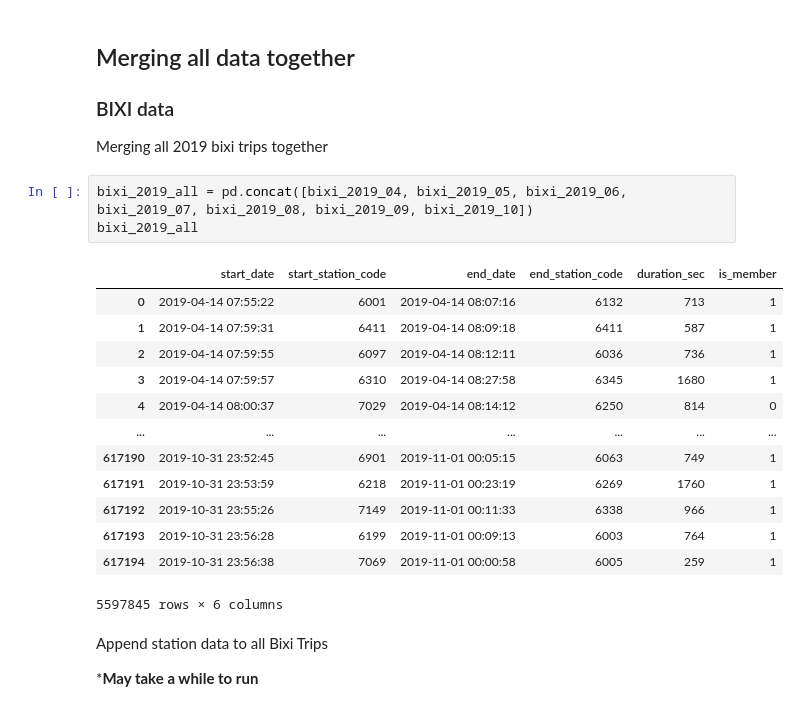
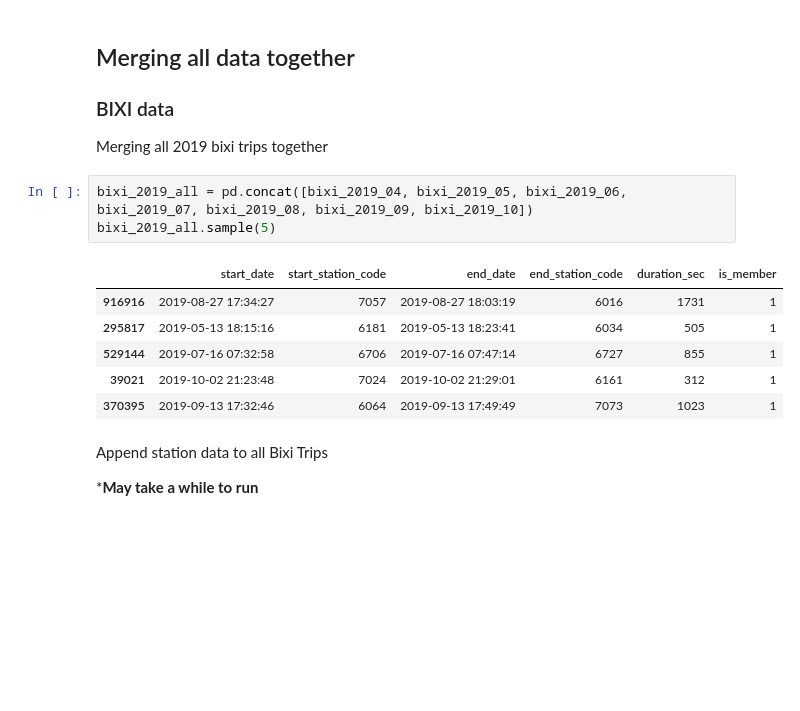
Before and after one commit to Star-Shopping/comp432-bixi-ml, a Jupyter notebook: BIXI.ipynb, the cells around one changed output. Cells and saved outputs as stored; diff of their text form; blank space fills up the shorter version.

```diff
--- a/BIXI.ipynb
+++ b/BIXI.ipynb
@@ -67,21 +67,14 @@ weather_2019_04.head()
 Merging all 2019 bixi trips together
 # %%
 bixi_2019_all = pd.concat([bixi_2019_04, bixi_2019_05, bixi_2019_06, bixi_2019_07, bixi_2019_08, bixi_2019_09, bixi_2019_10])
-bixi_2019_all
+bixi_2019_all.sample(5)
 # %% [output]
 |  | start_date | start_station_code | end_date | end_station_code | duration_sec | is_member |
-| 0 | 2019-04-14 07:55:22 | 6001 | 2019-04-14 08:07:16 | 6132 | 713 | 1 |
-| 1 | 2019-04-14 07:59:31 | 6411 | 2019-04-14 08:09:18 | 6411 | 587 | 1 |
-| 2 | 2019-04-14 07:59:55 | 6097 | 2019-04-14 08:12:11 | 6036 | 736 | 1 |
-| 3 | 2019-04-14 07:59:57 | 6310 | 2019-04-14 08:27:58 | 6345 | 1680 | 1 |
-| 4 | 2019-04-14 08:00:37 | 7029 | 2019-04-14 08:14:12 | 6250 | 814 | 0 |
-| ... | ... | ... | ... | ... | ... | ... |
-| 617190 | 2019-10-31 23:52:45 | 6901 | 2019-11-01 00:05:15 | 6063 | 749 | 1 |
-| 617191 | 2019-10-31 23:53:59 | 6218 | 2019-11-01 00:23:19 | 6269 | 1760 | 1 |
-| 617192 | 2019-10-31 23:55:26 | 7149 | 2019-11-01 00:11:33 | 6338 | 966 | 1 |
-| 617193 | 2019-10-31 23:56:28 | 6199 | 2019-11-01 00:09:13 | 6003 | 764 | 1 |
-| 617194 | 2019-10-31 23:56:38 | 7069 | 2019-11-01 00:00:58 | 6005 | 259 | 1 |
+| 916916 | 2019-08-27 17:34:27 | 7057 | 2019-08-27 18:03:19 | 6016 | 1731 | 1 |
+| 295817 | 2019-05-13 18:15:16 | 6181 | 2019-05-13 18:23:41 | 6034 | 505 | 1 |
+| 529144 | 2019-07-16 07:32:58 | 6706 | 2019-07-16 07:47:14 | 6727 | 855 | 1 |
+| 39021 | 2019-10-02 21:23:48 | 7024 | 2019-10-02 21:29:01 | 6161 | 312 | 1 |
+| 370395 | 2019-09-13 17:32:46 | 6064 | 2019-09-13 17:49:49 | 7073 | 1023 | 1 |
-5597845 rows × 6 columns
 # %% [markdown]
 Append station data to all Bixi Trips
 
```
Also changed, not shown: parts of 17 cells of this notebook.
